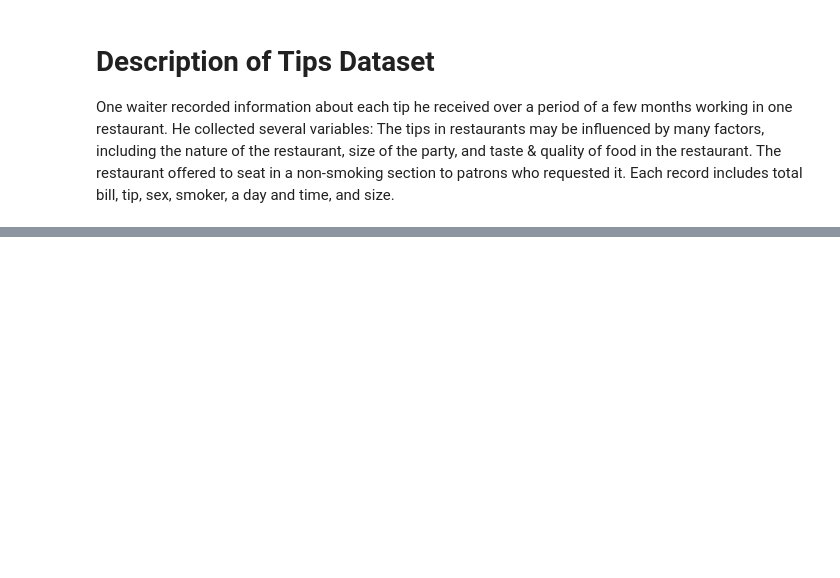
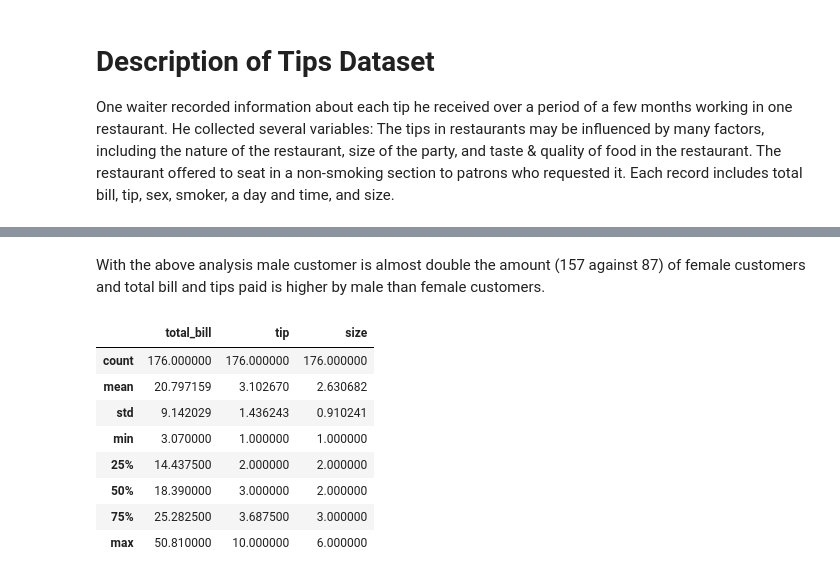
Before and after one commit to babubaskaran/fundamentals-assessment, a Jupyter notebook: tips_dataset.ipynb, the cells around one changed output, grey strips where cells are left out. Cells and saved outputs as stored; diff of their text form; code cells hidden in the pictures; blank space fills up the shorter version.

```diff
--- a/tips_dataset.ipynb
+++ b/tips_dataset.ipynb
@@ -25,0 +36,14 @@ The above data gives the details analysis of tips data of Total Bill, Tip & Size
+# %% [markdown]
+With the above analysis male customer is almost double the amount (157 against 87) of female customers and total bill and tips paid is higher by male than female customers.
+# %%
+(tips.loc[tips.loc[:, 'time'] == 'Dinner']).describe()
+# %% [output]
+|  | total_bill | tip | size |
+| count | 176.000000 | 176.000000 | 176.000000 |
+| mean | 20.797159 | 3.102670 | 2.630682 |
+| std | 9.142029 | 1.436243 | 0.910241 |
+| min | 3.070000 | 1.000000 | 1.000000 |
+| 25% | 14.437500 | 2.000000 | 2.000000 |
+| 50% | 18.390000 | 3.000000 | 2.000000 |
+| 75% | 25.282500 | 3.687500 | 3.000000 |
+| max | 50.810000 | 10.000000 | 6.000000 |
```
Also changed, not shown: parts of 6 cells of this notebook.
